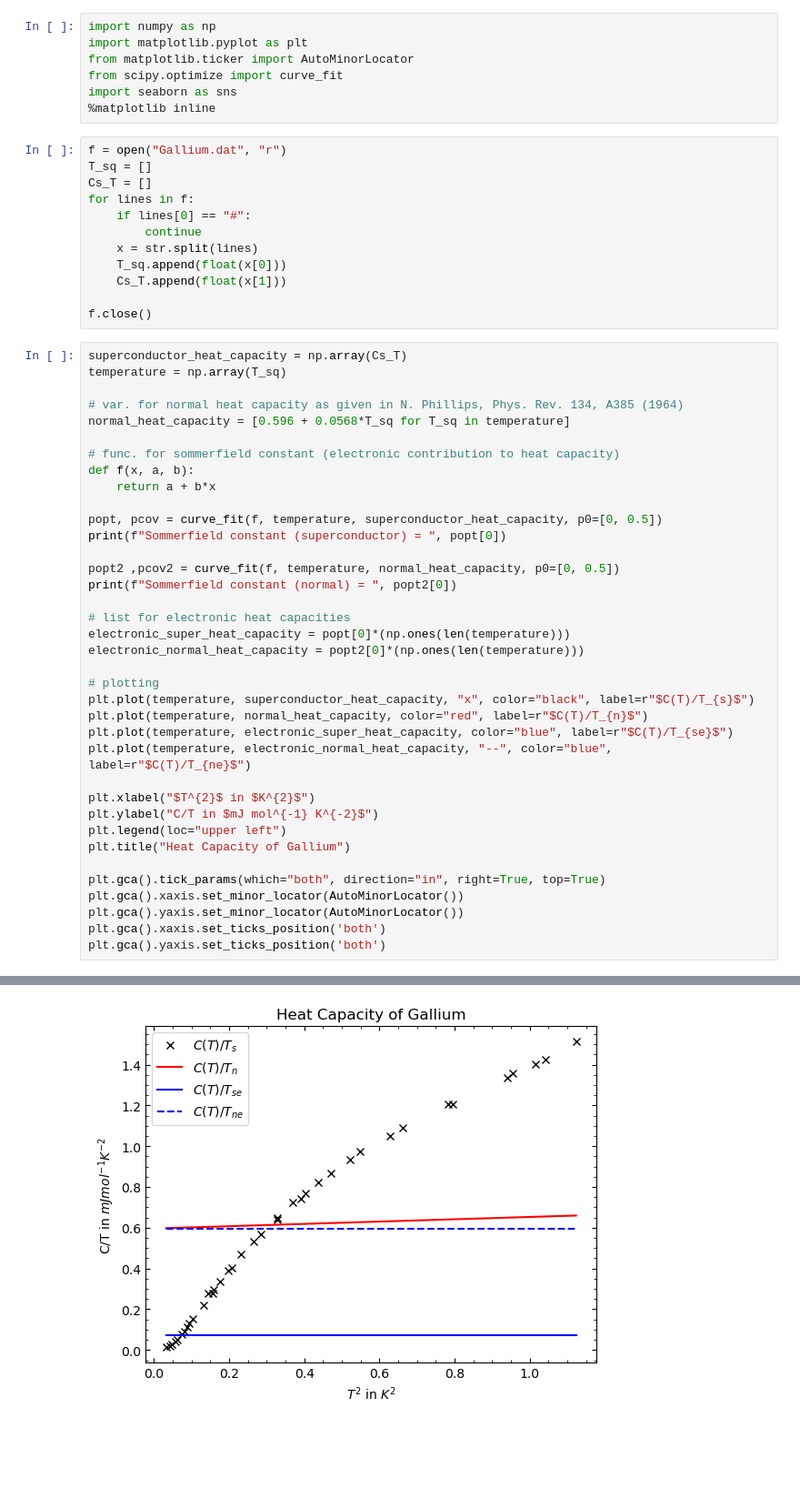
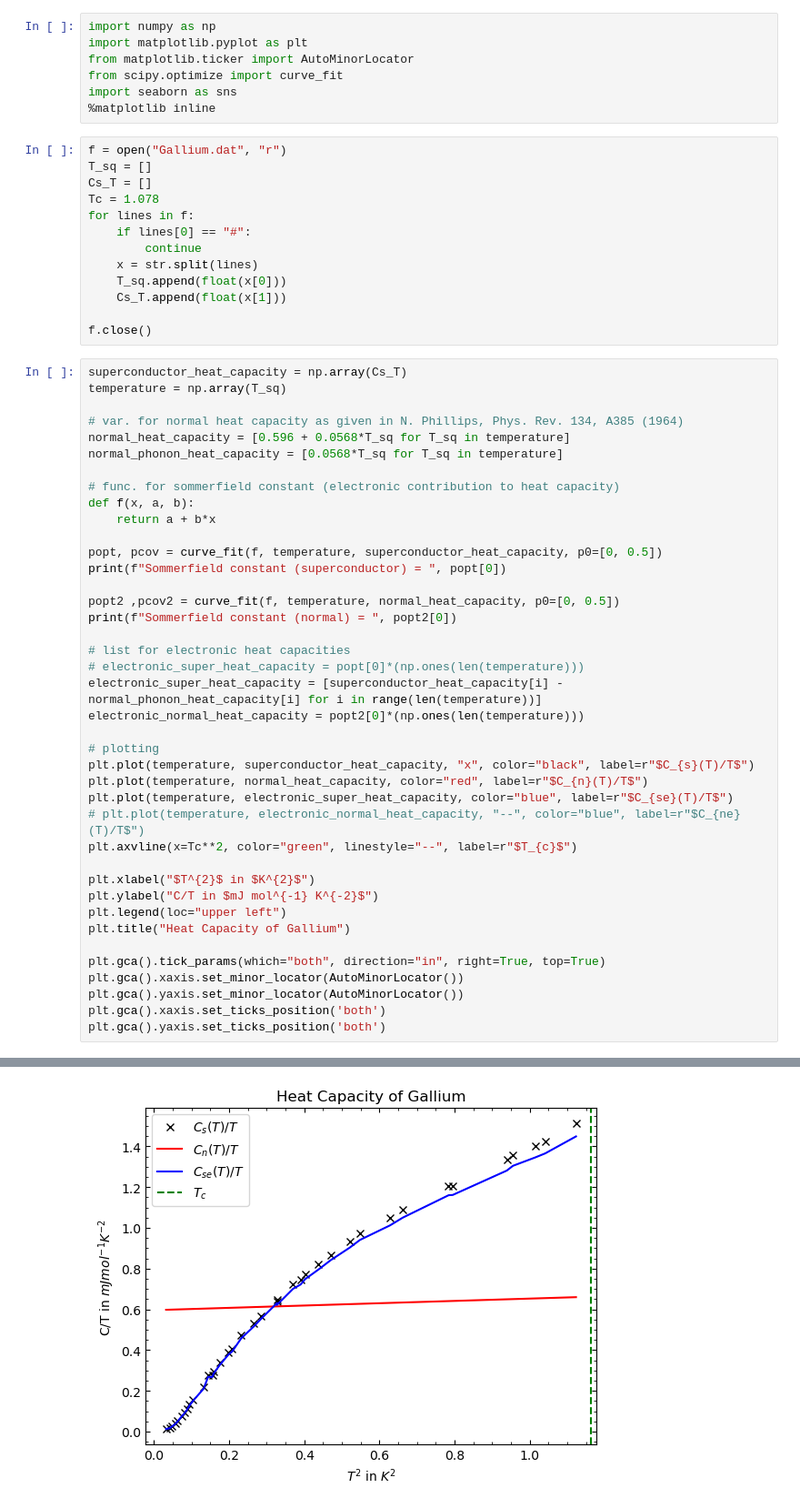
Before and after one commit to djordjepmihajlovic/SuperConductive, a Jupyter notebook: Ga/Gallium.ipynb, the cells around one changed output, grey strips where cells are left out. Shown at 91% size. Cells and saved outputs as stored; diff of their text form; blank space fills up the shorter version.

```diff
--- a/Ga/Gallium.ipynb
+++ b/Ga/Gallium.ipynb
@@ -14,6 +14,7 @@ import seaborn as sns
 f = open("Gallium.dat", "r")
 T_sq = []
 Cs_T = []
+Tc = 1.078
 for lines in f:
     if lines[0] == "#":
         continue
@@ -28,41 +29,44 @@ temperature = np.array(T_sq)
 
 # var. for normal heat capacity as given in N. Phillips, Phys. Rev. 134, A385 (1964)
 normal_heat_capacity = [0.596 + 0.0568*T_sq for T_sq in temperature]
+normal_phonon_heat_capacity = [0.0568*T_sq for T_sq in temperature]
 
 # func. for sommerfield constant (electronic contribution to heat capacity)
 def f(x, a, b):
     return a + b*x
 
 popt, pcov = curve_fit(f, temperature, superconductor_heat_capacity, p0=[0, 0.5])
 print(f"Sommerfield constant (superconductor) = ", popt[0])
 
 popt2 ,pcov2 = curve_fit(f, temperature, normal_heat_capacity, p0=[0, 0.5])
 print(f"Sommerfield constant (normal) = ", popt2[0])
 
 # list for electronic heat capacities
-electronic_super_heat_capacity = popt[0]*(np.ones(len(temperature)))
+# electronic_super_heat_capacity = popt[0]*(np.ones(len(temperature)))
+electronic_super_heat_capacity = [superconductor_heat_capacity[i] - normal_phonon_heat_capacity[i] for i in range(len(temperature))]
 electronic_normal_heat_capacity = popt2[0]*(np.ones(len(temperature)))
 
 # plotting
-plt.plot(temperature, superconductor_heat_capacity, "x", color="black", label=r"$C(T)/T_{s}$")
-plt.plot(temperature, normal_heat_capacity, color="red", label=r"$C(T)/T_{n}$")
-plt.plot(temperature, electronic_super_heat_capacity, color="blue", label=r"$C(T)/T_{se}$")
-plt.plot(temperature, electronic_normal_heat_capacity, "--", color="blue", label=r"$C(T)/T_{ne}$")
+plt.plot(temperature, superconductor_heat_capacity, "x", color="black", label=r"$C_{s}(T)/T$")
+plt.plot(temperature, normal_heat_capacity, color="red", label=r"$C_{n}(T)/T$")
+plt.plot(temperature, electronic_super_heat_capacity, color="blue", label=r"$C_{se}(T)/T$")
+# plt.plot(temperature, electronic_normal_heat_capacity, "--", color="blue", label=r"$C_{ne}(T)/T$")
+plt.axvline(x=Tc**2, color="green", linestyle="--", label=r"$T_{c}$")
 
 plt.xlabel("$T^{2}$ in $K^{2}$")
 plt.ylabel("C/T in $mJ mol^{-1} K^{-2}$")
 plt.legend(loc="upper left")
 plt.title("Heat Capacity of Gallium")
 
 plt.gca().tick_params(which="both", direction="in", right=True, top=True)
 plt.gca().xaxis.set_minor_locator(AutoMinorLocator())
 plt.gca().yaxis.set_minor_locator(AutoMinorLocator())
 plt.gca().xaxis.set_ticks_position('both')
 plt.gca().yaxis.set_ticks_position('both')
 # %% [output]
 Sommerfield constant (superconductor) =  0.07077220996505429
 Sommerfield constant (normal) =  0.596
-[figure, old version]
+[figure, new version]
 # %%
 temperature = np.sqrt(temperature)
 
```
Also changed, not shown: parts of 4 cells of this notebook, 24 other files.
